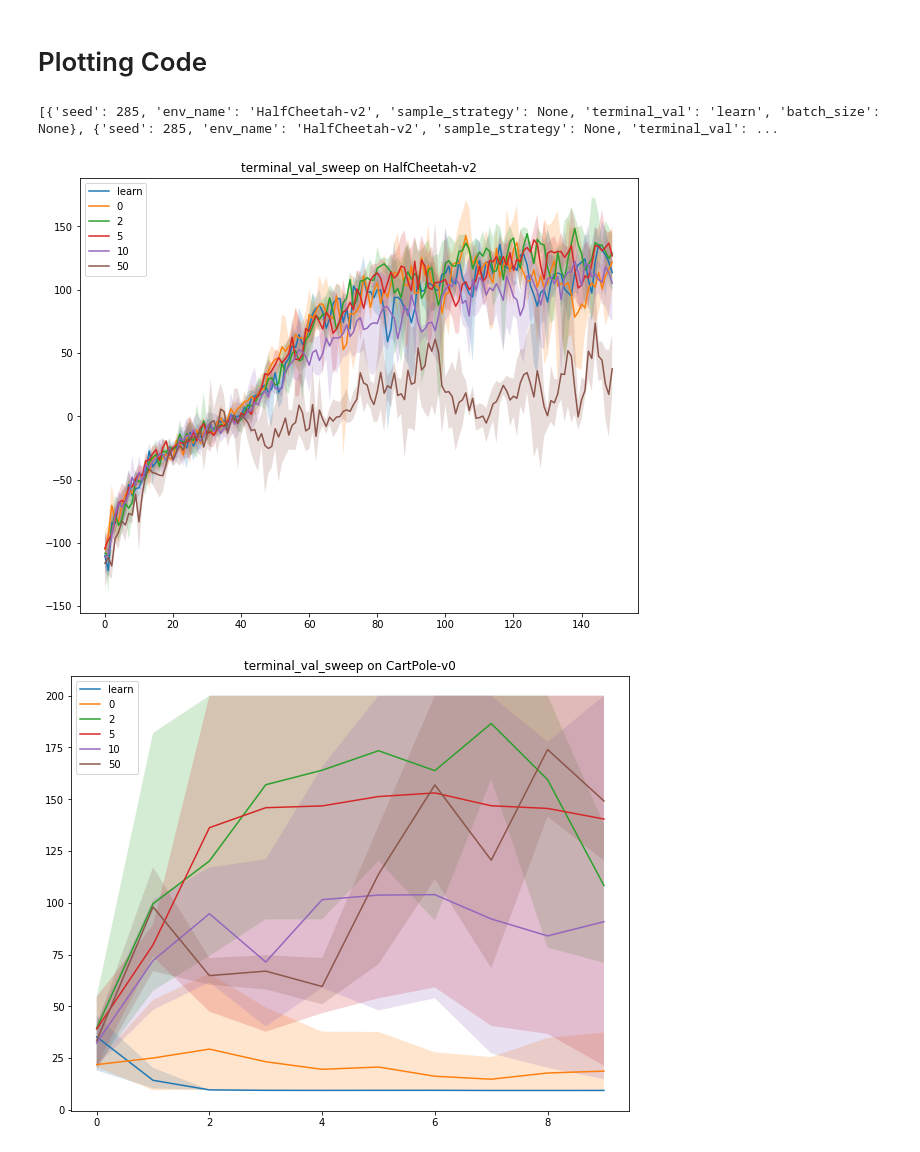
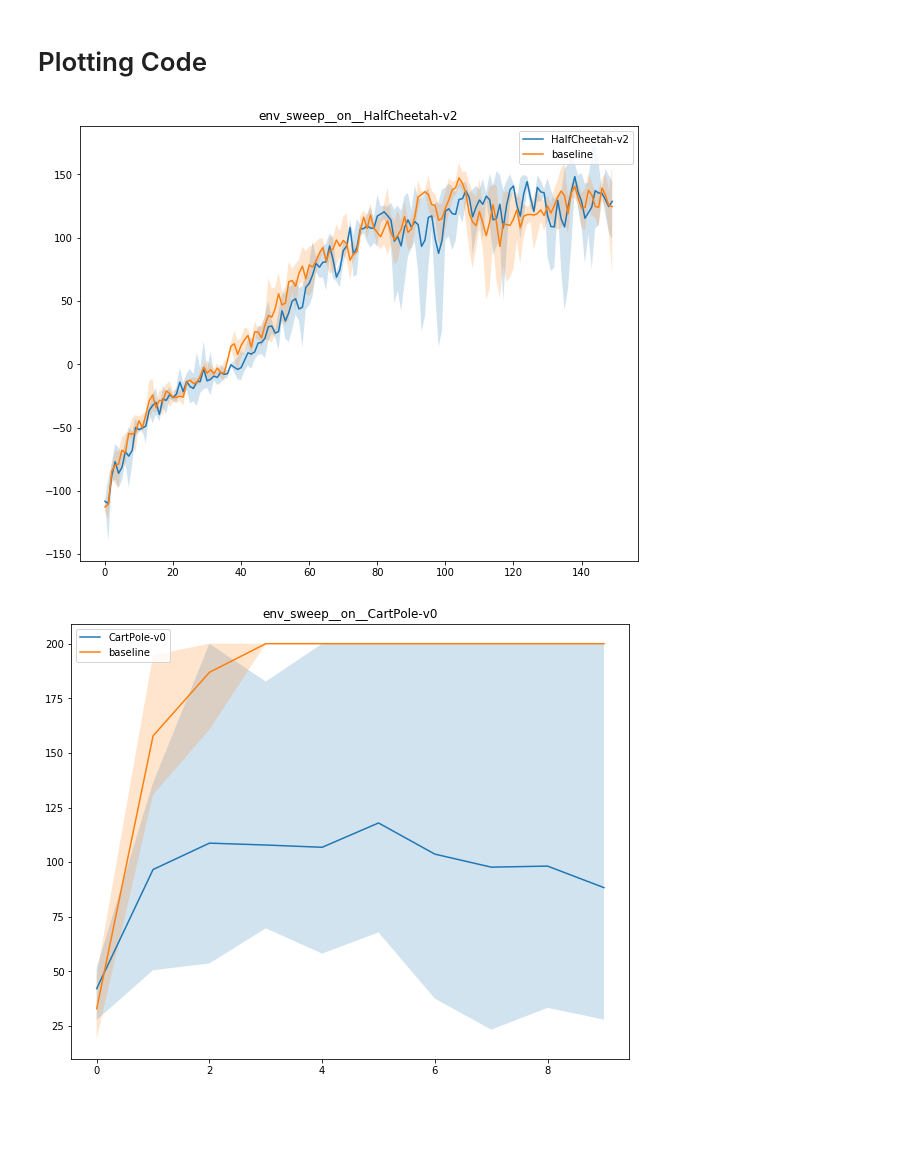
Before and after one commit to franklinfrank/285project, a Jupyter notebook: cs285/plotting/plot_main.ipynb, the cells around one changed output. Cells and saved outputs as stored; diff of their text form; code cells hidden in the pictures; blank space fills up the shorter version.

Commit message:
updated plotting code

```diff
--- a/cs285/plotting/plot_main.ipynb
+++ b/cs285/plotting/plot_main.ipynb
@@ -86,7 +86,7 @@ def plot_exp_set(exp_set_name: str, *, plot_baseline=False) -> None:
 
     # Create a figure for each environment
     for i, env_name in enumerate(utils.environments):
-        title = f"{exp_set_name} on {env_name}"
+        title = f"{exp_set_name}__on__{env_name}"
         plt.figure(i, figsize=DEFAULT_FIGSIZE)
         plt.title(title)
 
@@ -141,15 +141,18 @@ def plot_exp_set(exp_set_name: str, *, plot_baseline=False) -> None:
                 plt.fill_between(xs, bl_ys_min, bl_ys_max, alpha=.2)
 
             plt.legend()
-            plt.savefig(OUTPUT_DIR / title)
+
+    for i, _ in enumerate(utils.environments):
+        plt.figure(i)
+        title = f"{exp_set_name}__on__{env_name}"
+        plt.savefig(OUTPUT_DIR / title)
 
     plt.show()
 # %%
-# plot_exp_set('env_sweep', plot_baseline=True)
-# plot_exp_set('sample_sweep')
+plot_exp_set('env_sweep', plot_baseline=True)
+plot_exp_set('sample_sweep')
 plot_exp_set('terminal_val_sweep')
-# plot_exp_set('batch_size_sweep')
+plot_exp_set('batch_size_sweep')
 # %% [output]
-[{'seed': 285, 'env_name': 'HalfCheetah-v2', 'sample_strategy': None, 'terminal_val': 'learn', 'batch_size': None}, {'seed': 285, 'env_name': 'HalfCheetah-v2', 'sample_strategy': None, 'terminal_val': ...
-[figure, old version]
+[figure, new version]
-[figure, old version]
+[figure, new version]
```
Also changed, not shown: parts of 1 cell of this notebook.
